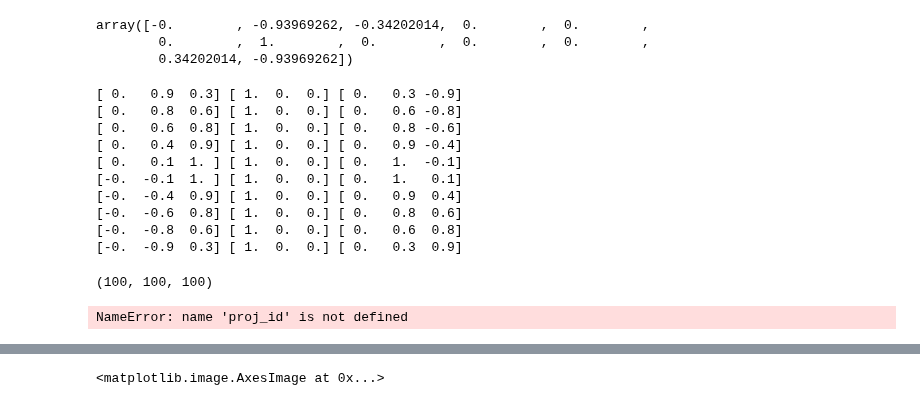
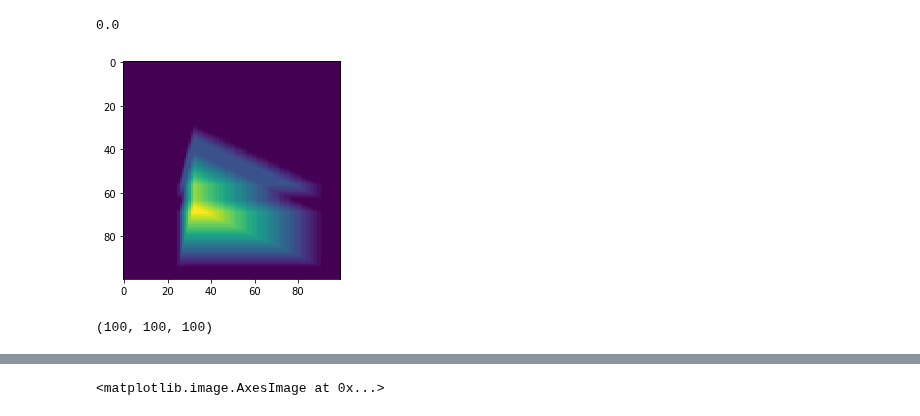
Before and after one commit to grlewis333/phd-work, a Jupyter notebook: multi-axis-tomo/scalar-rot-proj.ipynb, the cells around one changed output, grey strips where cells are left out. Cells and saved outputs as stored; diff of their text form; code cells hidden in the pictures.

```diff
--- a/multi-axis-tomo/scalar-rot-proj.ipynb
+++ b/multi-axis-tomo/scalar-rot-proj.ipynb
@@ -68,42 +76,0 @@ proj_geom = astra.create_proj_geom('parallel3d_vec',100,100,vectors)
-# %%
-def get_astravec(ax,ay,az):
-    """ Given angles in degrees, return r,d,u,v as a concatenation
-    of four 3-component vectors"""
-    # ray direction r
-    r = np.array(multi_axis.angle_to_vector(ax,ay,az))*-1
-    # centre of detector
-    d = [0,0,0]
-
-    # 3D rotation matrix
-    mrot = np.array(multi_axis.rotation_matrix(ax,ay,az))
-    # u (det +x)
-    u = mrot.dot([1,0,0])
-    # v (det +y)
-    v = mrot.dot([0,1,0])
-
-    return np.concatenate((r,d,u,v))
-
-get_astravec(-70,0,0)
-# %% [output]
-array([-0.        , -0.93969262, -0.34202014,  0.        ,  0.        ,
-        0.        ,  1.        ,  0.        ,  0.        ,  0.        ,
-        0.34202014, -0.93969262])
-# %%
-for i in range(10):
-    a = theta[i] * 180/np.pi
-    v = multi_axis.angle_to_vector(a,0,0)
-    mrot = rotation_matrix(a,0,0)
-    xr = mrot.dot([1,0,0])
-    yr = mrot.dot([0,1,0])
-    print(np.round(v,decimals=1),xr,np.round(yr,decimals=1))
-# %% [output]
-[ 0.   0.9  0.3] [ 1.  0.  0.] [ 0.   0.3 -0.9]
-[ 0.   0.8  0.6] [ 1.  0.  0.] [ 0.   0.6 -0.8]
-[ 0.   0.6  0.8] [ 1.  0.  0.] [ 0.   0.8 -0.6]
-[ 0.   0.4  0.9] [ 1.  0.  0.] [ 0.   0.9 -0.4]
-[ 0.   0.1  1. ] [ 1.  0.  0.] [ 0.   1.  -0.1]
-[-0.  -0.1  1. ] [ 1.  0.  0.] [ 0.   1.   0.1]
-[-0.  -0.4  0.9] [ 1.  0.  0.] [ 0.   0.9  0.4]
-[-0.  -0.6  0.8] [ 1.  0.  0.] [ 0.   0.8  0.6]
-[-0.  -0.8  0.6] [ 1.  0.  0.] [ 0.   0.6  0.8]
-[-0.  -0.9  0.3] [ 1.  0.  0.] [ 0.   0.3  0.9]
@@ -142 +77,8 @@ vol_id = astra.data3d.create('-vol',vol_geom,0)
+# %%
+# This shouldn't need flipping/transposing because it is projection data
+plt.imshow(raw_data[:,7,:])
+thetas[9]*180/np.pi
+# %% [output]
+0.0
+[figure, added]
 # %%
@@ -162,11 +103,0 @@ reconstruction = np.transpose(reconstruction,[1,2,0])
-# %%
-alg_cfg = astra.astra_dict('SIRT3D_CUDA')
-alg_cfg['ProjectionDataID'] = proj_id
-alg_cfg['ReconstructionDataId'] = vol_id
-#alg_id = astra.algorithm.create(alg_cfg)
-astra.algorithm.create(alg_cfg)
-
-# alg_cfg = astra.astra_dict('SIRT3D_CUDA')
-# alg_id = astra.algorithm.create(alg_cfg)
-# %% [output]
-NameError: name 'proj_id' is not defined
```
Also changed, not shown: parts of 31 cells of this notebook, 1 other file.
